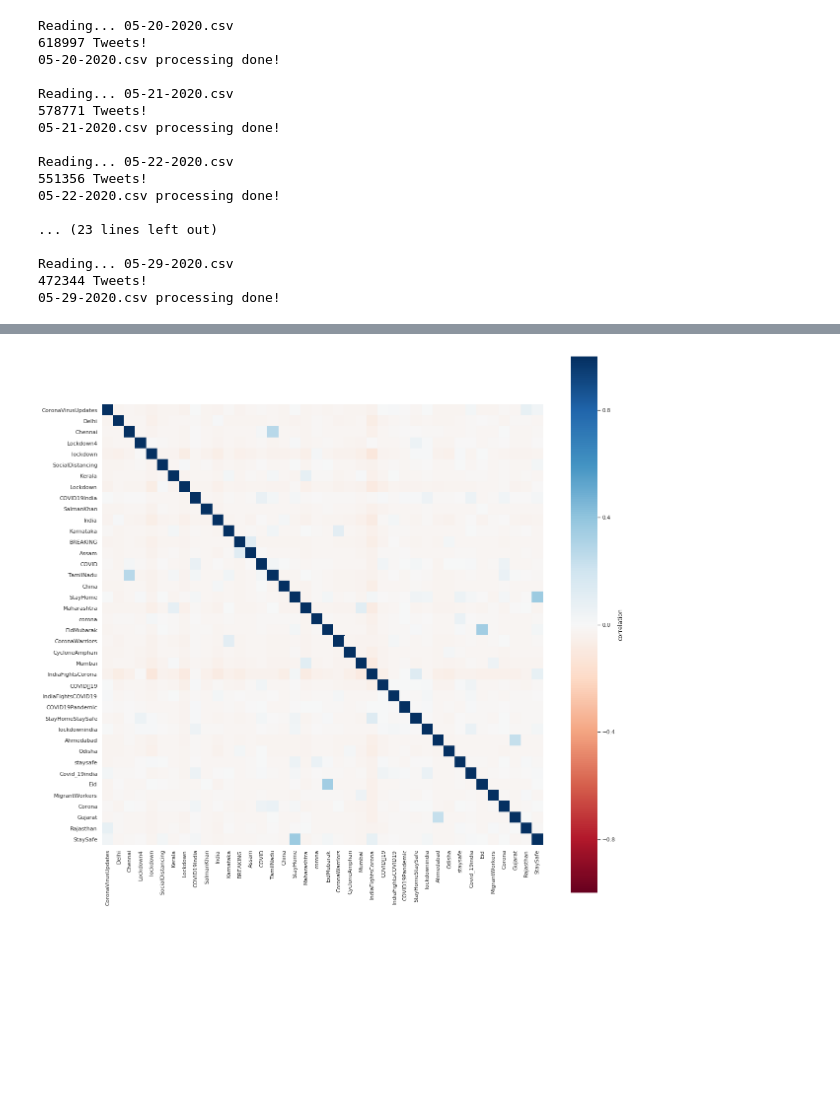
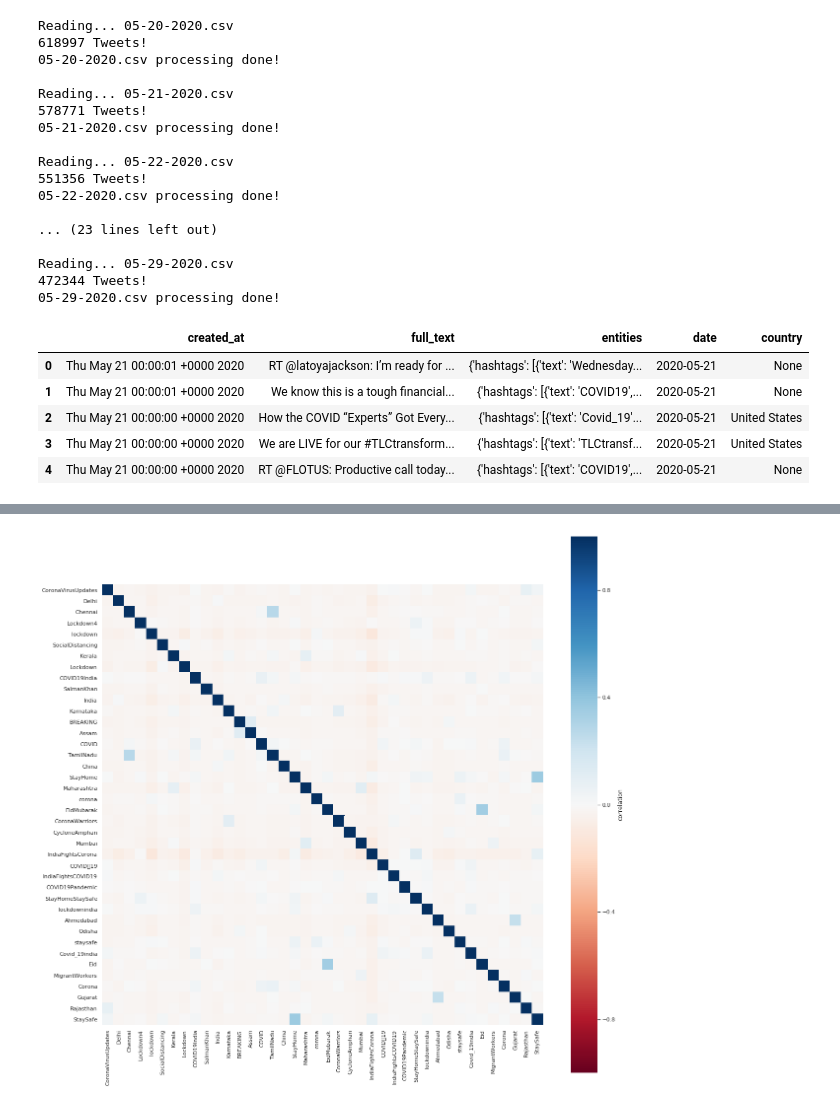
Before and after one commit to Rrishik/COVID-19-tweets, a Jupyter notebook: Daily Analysis.ipynb, the cells around one changed output, grey strips where cells are left out. Cells and saved outputs as stored; diff of their text form; code cells hidden in the pictures; blank space fills up the shorter version.

```diff
--- a/Daily Analysis.ipynb
+++ b/Daily Analysis.ipynb
@@ -126,12 +126,20 @@ Reading... 05-29-2020.csv
 05-29-2020.csv processing done!
 # %%
 df_text = pd.concat(text_list).drop_duplicates().reset_index(drop = True)
-df_text['date'] = pd.to_datetime(df_text.created_at).apply(lambda x: x.strftime("%Y-%m-%d"))
+df_text.created_at = pd.to_datetime(df_text.created_at)
+df_text['date'] = df_text.created_at.apply(lambda x: x.strftime("%Y-%m-%d"))
 df_text = df_text[df_text.date >= '2020-05-20']
 df_text['country'] = df_text.apply(getCountry, axis = 1)
 df_text.drop(['user', 'place', 'coordinates'], axis = 1, inplace = True)
 
 df_text.head()
+# %% [output]
+|  | created_at | full_text | entities | date | country |
+| 0 | Thu May 21 00:00:01 +0000 2020 | RT @latoyajackson: I’m ready for ... | {'hashtags': [{'text': 'Wednesday... | 2020-05-21 | None |
+| 1 | Thu May 21 00:00:01 +0000 2020 | We know this is a tough financial... | {'hashtags': [{'text': 'COVID19',... | 2020-05-21 | None |
+| 2 | Thu May 21 00:00:00 +0000 2020 | How the COVID “Experts” Got Every... | {'hashtags': [{'text': 'Covid_19'... | 2020-05-21 | United States |
+| 3 | Thu May 21 00:00:00 +0000 2020 | We are LIVE for our #TLCtransform... | {'hashtags': [{'text': 'TLCtransf... | 2020-05-21 | United States |
+| 4 | Thu May 21 00:00:00 +0000 2020 | RT @FLOTUS: Productive call today... | {'hashtags': [{'text': 'COVID19',... | 2020-05-21 | None |
 # %%
 fig = plt.figure(figsize=(25,5))
 ax = fig.add_subplot(111)
```
Also changed, not shown: parts of 5 cells of this notebook, 2 other files.
